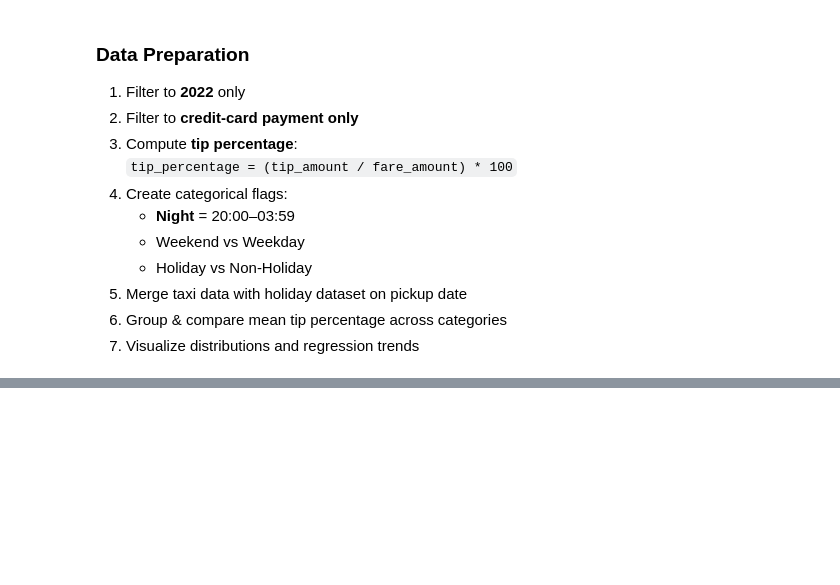
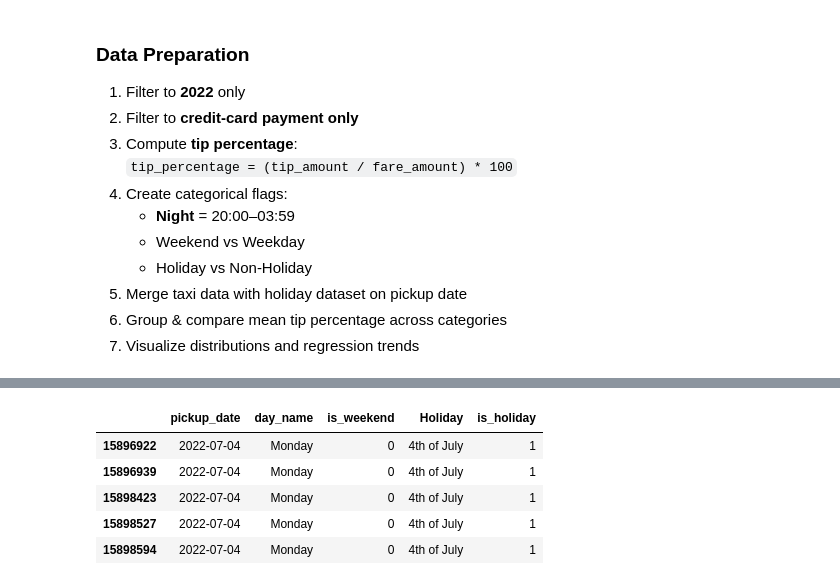
Before and after one commit to mf3659/mf3659.githum.io, a Jupyter notebook: project3.ipynb, the cells around one changed output, grey strips where cells are left out. Drawn from its saved outputs; the diff is of its cells as text; code cells hidden in the pictures; blank space fills up the shorter version.

```diff
--- a/project3.ipynb
+++ b/project3.ipynb
@@ -40,0 +152,14 @@ compared to daytime, weekdays, and non-holiday trips.
+# %%
+# Only convert the numeric columns I need
+float_cols = ["trip_distance", "fare_amount", "tip_amount", "tip_percentage"]
+
+for col in float_cols:
+    # Remove thousands separators like "53,440.55" -> "53440.55"
+    df[col] = (
+        df[col]
+        .astype(str)
+        .str.replace(",", "", regex=False)
+    )
+    df[col] = pd.to_numeric(df[col], errors="coerce", downcast="float")
+
+df.memory_usage(deep=True).sum() / 1e9
@@ -40,0 +217,6 @@ compared to daytime, weekdays, and non-holiday trips.
+# %%
+# Add readable day name (e.g., Monday, Saturday)
+df["day_name"] = df["tpep_pickup_datetime"].dt.day_name()
+
+# Quick check
+df[["pickup_date", "day_of_week", "day_name", "is_weekend"]].head()
@@ -40,0 +230,36 @@ compared to daytime, weekdays, and non-holiday trips.
+# %%
+# Load U.S. holidays data
+holidays = pd.read_csv("US Holiday Dates (2004-2021).csv")
+
+# Convert to datetime
+holidays["Date"] = pd.to_datetime(holidays["Date"], errors="coerce")
+
+# Month-day key (e.g. "01-01", "07-04")
+holidays["month_day"] = holidays["Date"].dt.strftime("%m-%d")
+
+# Keep unique month-day + holiday name
+holiday_md = holidays[["month_day", "Holiday"]].drop_duplicates()
+
+# Create same month-day key in taxi data
+df["month_day"] = df["pickup_date"].dt.strftime("%m-%d")
+
+# Merge on month-day instead of full date
+df = df.merge(holiday_md, on="month_day", how="left")
+
+# Holiday flag: 1 if matched, 0 otherwise
+df["is_holiday"] = df["Holiday"].notna().astype(int)
+
+# (Optional) drop helper column
+df.drop(columns=["month_day"], inplace=True)
+
+# Quick sanity check: look around known holidays
+df[df["pickup_date"].between("2022-07-04", "2022-07-04")][
+    ["pickup_date", "day_name", "is_weekend", "Holiday", "is_holiday"]
+].head()
+# %% [output]
+|  | pickup_date | day_name | is_weekend | Holiday | is_holiday |
+| 15896922 | 2022-07-04 | Monday | 0 | 4th of July | 1 |
+| 15896939 | 2022-07-04 | Monday | 0 | 4th of July | 1 |
+| 15898423 | 2022-07-04 | Monday | 0 | 4th of July | 1 |
+| 15898527 | 2022-07-04 | Monday | 0 | 4th of July | 1 |
+| 15898594 | 2022-07-04 | Monday | 0 | 4th of July | 1 |
```
Also changed, not shown: parts of 29 cells of this notebook.
